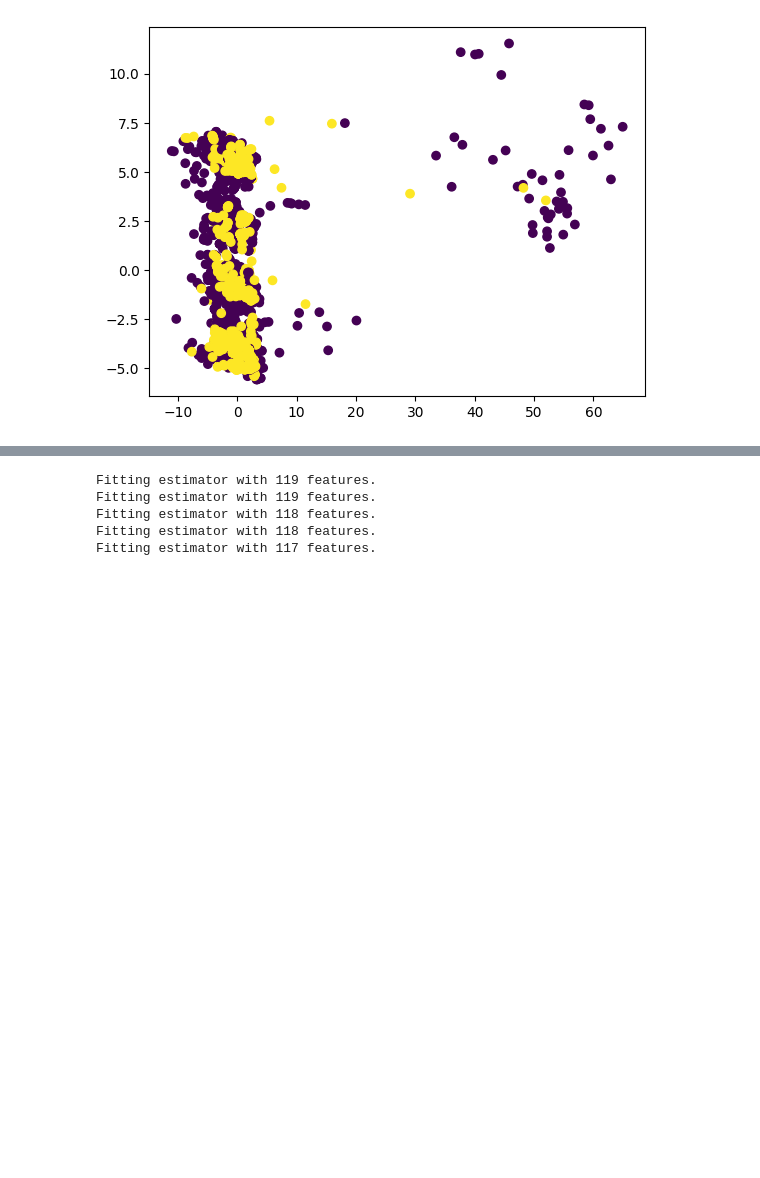
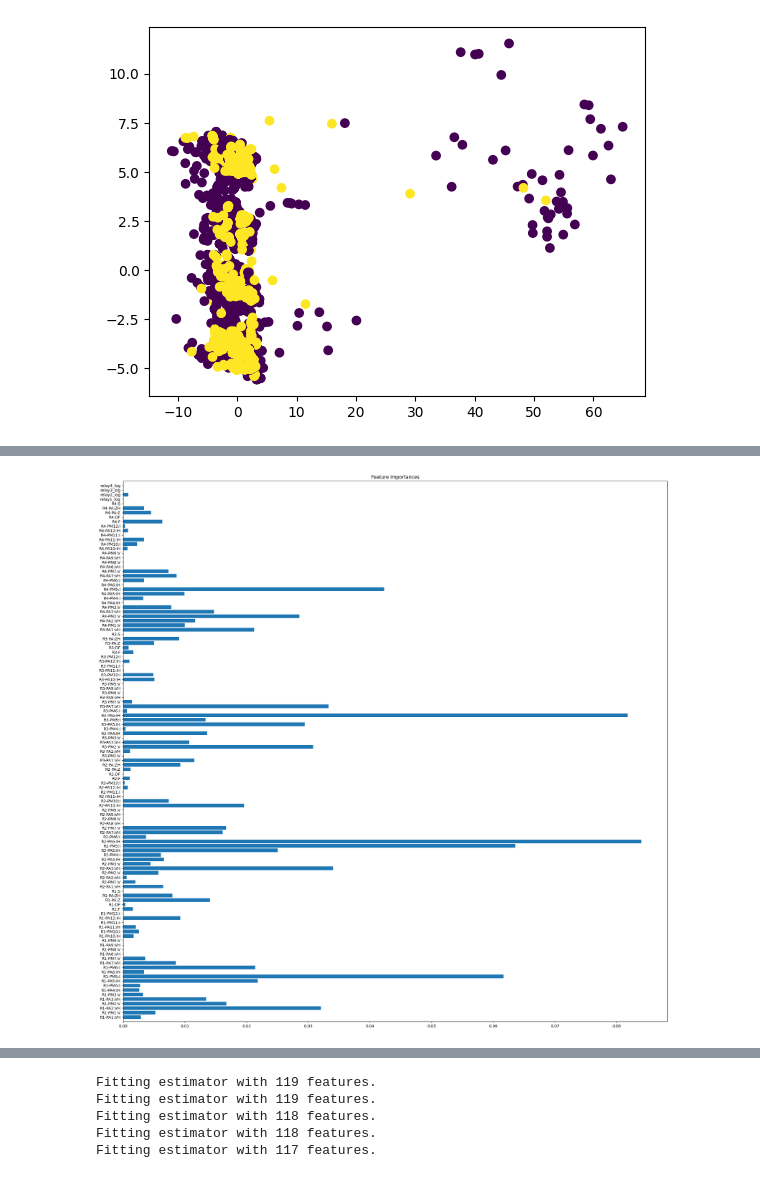
Before and after one commit to VictoKu1/IndustrialControlSystemCyberAttackDetectingCourse, a Jupyter notebook: Industrial_Power_Control_Cyber_Attacks_Detection.ipynb, the cells around one changed output, grey strips where cells are left out. Cells and saved outputs as stored; diff of their text form; code cells hidden in the pictures; blank space fills up the shorter version.

```diff
--- a/Industrial_Power_Control_Cyber_Attacks_Detection.ipynb
+++ b/Industrial_Power_Control_Cyber_Attacks_Detection.ipynb
@@ -312,0 +313,7 @@ plot_feature_importance(abc)
+# %%
+# Feature selection with Gradient Boosting Classifier
+gbc_fs = GradientBoostingClassifier(n_estimators=100, random_state=42)
+gbc_fs.fit(X_train, y_train)
+plot_feature_importance(gbc_fs)
+# %% [output]
+[figure, added]
```
Also changed, not shown: parts of 6 cells of this notebook.
